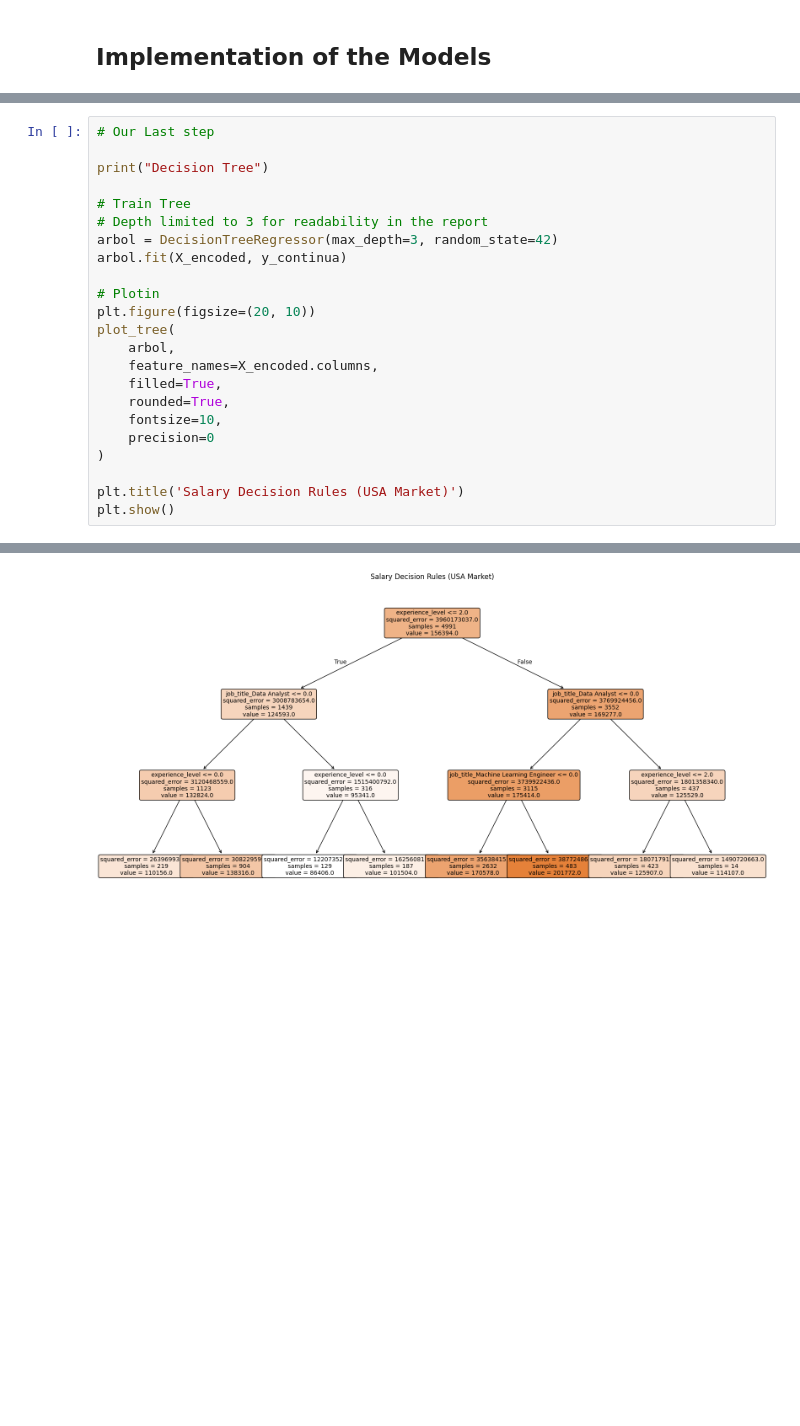
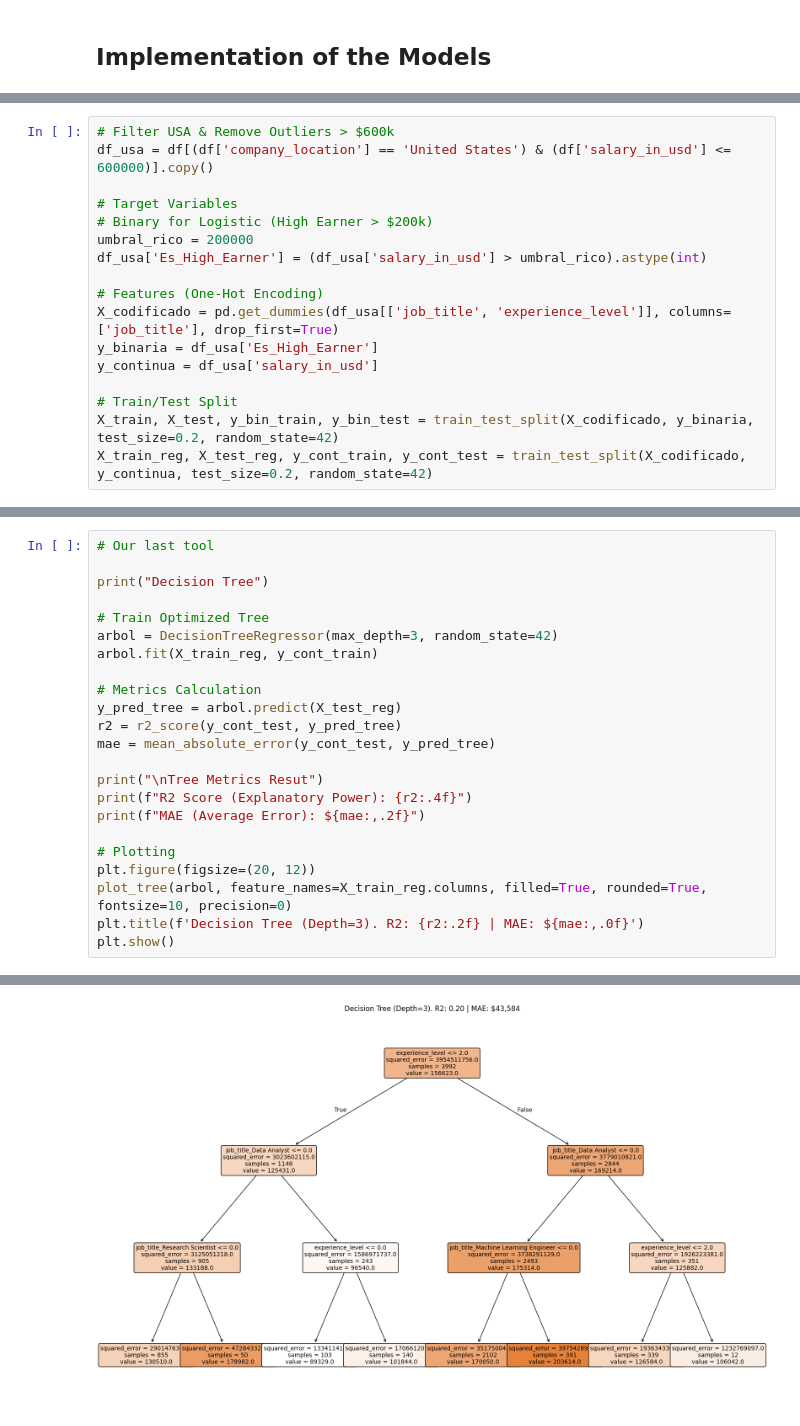
Before and after one commit to SLy-Precision/Using-Data-to-Find-Optimal-Path-to-Data-Science-High-Salary, a Jupyter notebook: Using_Data_to_Find_Optimal_Path_in_DS.ipynb, the cells around one changed output, grey strips where cells are left out. Drawn from its saved outputs; the diff is of its cells as text; blank space fills up the shorter version.

```diff
--- a/Using_Data_to_Find_Optimal_Path_in_DS.ipynb
+++ b/Using_Data_to_Find_Optimal_Path_in_DS.ipynb
@@ -561,0 +567,17 @@ PROBABILITY RANKING ( USING TE LOGISTIC REGRESSION)
+# %%
+# Filter USA & Remove Outliers > $600k
+df_usa = df[(df['company_location'] == 'United States') & (df['salary_in_usd'] <= 600000)].copy()
+
+# Target Variables
+# Binary for Logistic (High Earner > $200k)
+umbral_rico = 200000
+df_usa['Es_High_Earner'] = (df_usa['salary_in_usd'] > umbral_rico).astype(int)
+
+# Features (One-Hot Encoding)
+X_codificado = pd.get_dummies(df_usa[['job_title', 'experience_level']], columns=['job_title'], drop_first=True)
+y_binaria = df_usa['Es_High_Earner']
+y_continua = df_usa['salary_in_usd']
+
+# Train/Test Split
+X_train, X_test, y_bin_train, y_bin_test = train_test_split(X_codificado, y_binaria, test_size=0.2, random_state=42)
+X_train_reg, X_test_reg, y_cont_train, y_cont_test = train_test_split(X_codificado, y_continua, test_size=0.2, random_state=42)
@@ -562,25 +653,25 @@ PROBABILITY RANKING ( USING TE LOGISTIC REGRESSION)
 # %%
-# Our Last step
+# Our last tool
 
 print("Decision Tree")
 
-# Train Tree
-# Depth limited to 3 for readability in the report
+# Train Optimized Tree
 arbol = DecisionTreeRegressor(max_depth=3, random_state=42)
-arbol.fit(X_encoded, y_continua)
+arbol.fit(X_train_reg, y_cont_train)
 
-# Plotin
-plt.figure(figsize=(20, 10))
-plot_tree(
-    arbol,
-    feature_names=X_encoded.columns,
-    filled=True,
-    rounded=True,
-    fontsize=10,
-    precision=0
-)
+# Metrics Calculation
+y_pred_tree = arbol.predict(X_test_reg)
+r2 = r2_score(y_cont_test, y_pred_tree)
+mae = mean_absolute_error(y_cont_test, y_pred_tree)
 
-plt.title('Salary Decision Rules (USA Market)')
+print("\nTree Metrics Resut")
+print(f"R2 Score (Explanatory Power): {r2:.4f}")
+print(f"MAE (Average Error): ${mae:,.2f}")
+
+# Plotting
+plt.figure(figsize=(20, 12))
+plot_tree(arbol, feature_names=X_train_reg.columns, filled=True, rounded=True, fontsize=10, precision=0)
+plt.title(f'Decision Tree (Depth=3). R2: {r2:.2f} | MAE: ${mae:,.0f}')
 plt.show()
 # %% [output]
 Decision Tree
@@ -587 +682 @@ Decision Tree
-[figure, old version]
+[figure, new version]
```
Also changed, not shown: parts of 10 cells of this notebook.
